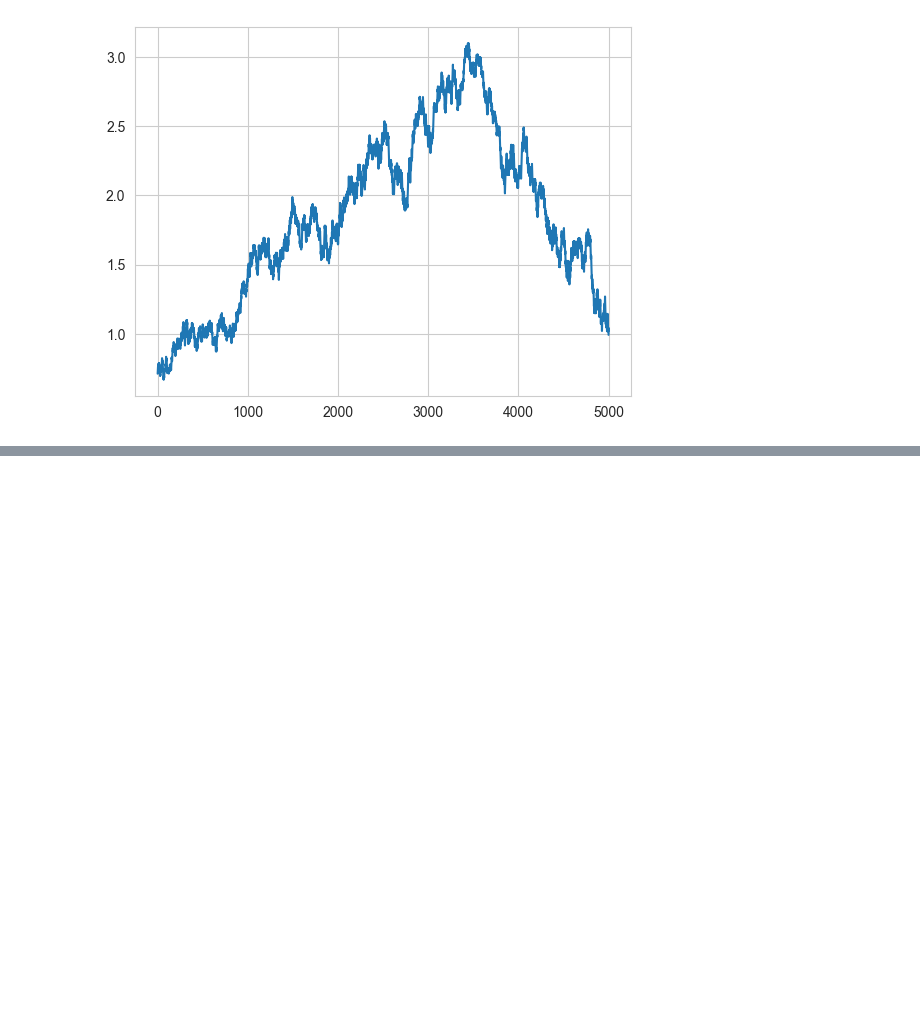
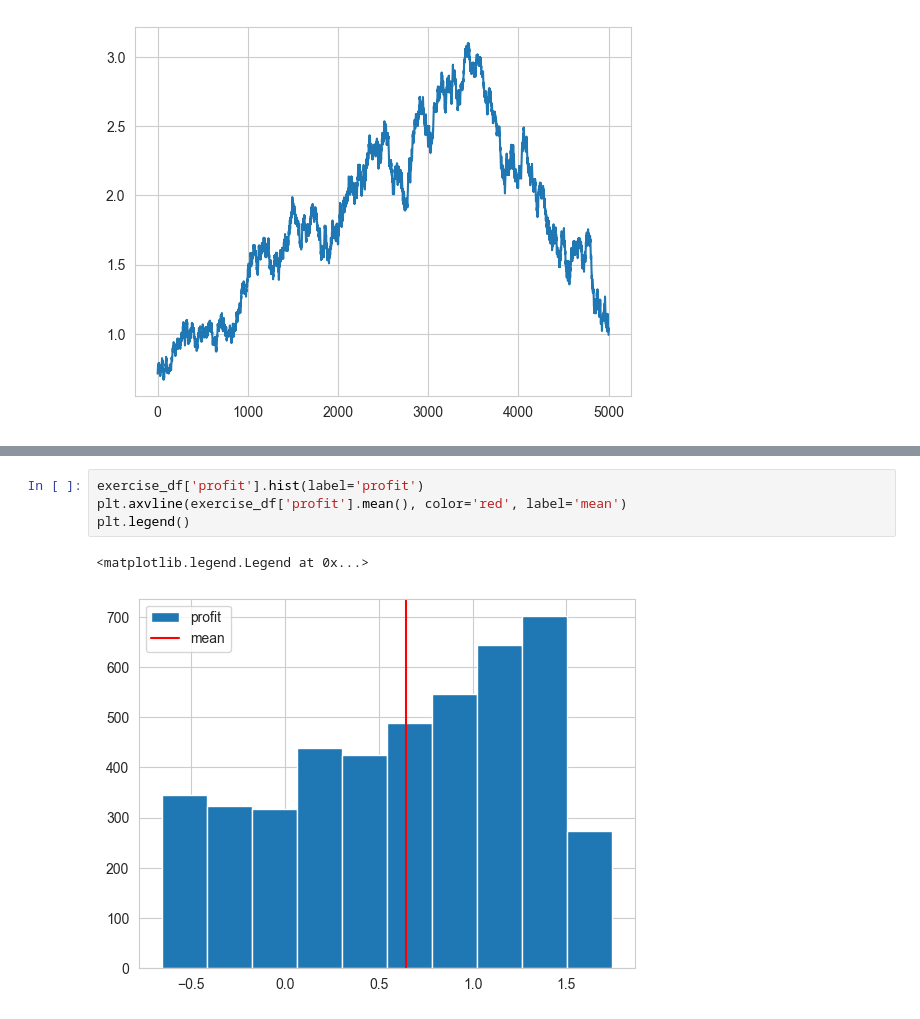
Before and after one commit to kaiwenShen/Pricing_Project1, a Jupyter notebook: Project1.ipynb, the cells around one changed output, grey strips where cells are left out. Cells and saved outputs as stored; diff of their text form; blank space fills up the shorter version.

```diff
--- a/Project1.ipynb
+++ b/Project1.ipynb
@@ -245,0 +316,7 @@ plt.plot(option_price_path)
+# %%
+exercise_df['profit'].hist(label='profit')
+plt.axvline(exercise_df['profit'].mean(), color='red', label='mean')
+plt.legend()
+# %% [output]
+<matplotlib.legend.Legend at 0x...>
+[figure, added]
```
Also changed, not shown: parts of 38 cells of this notebook.
